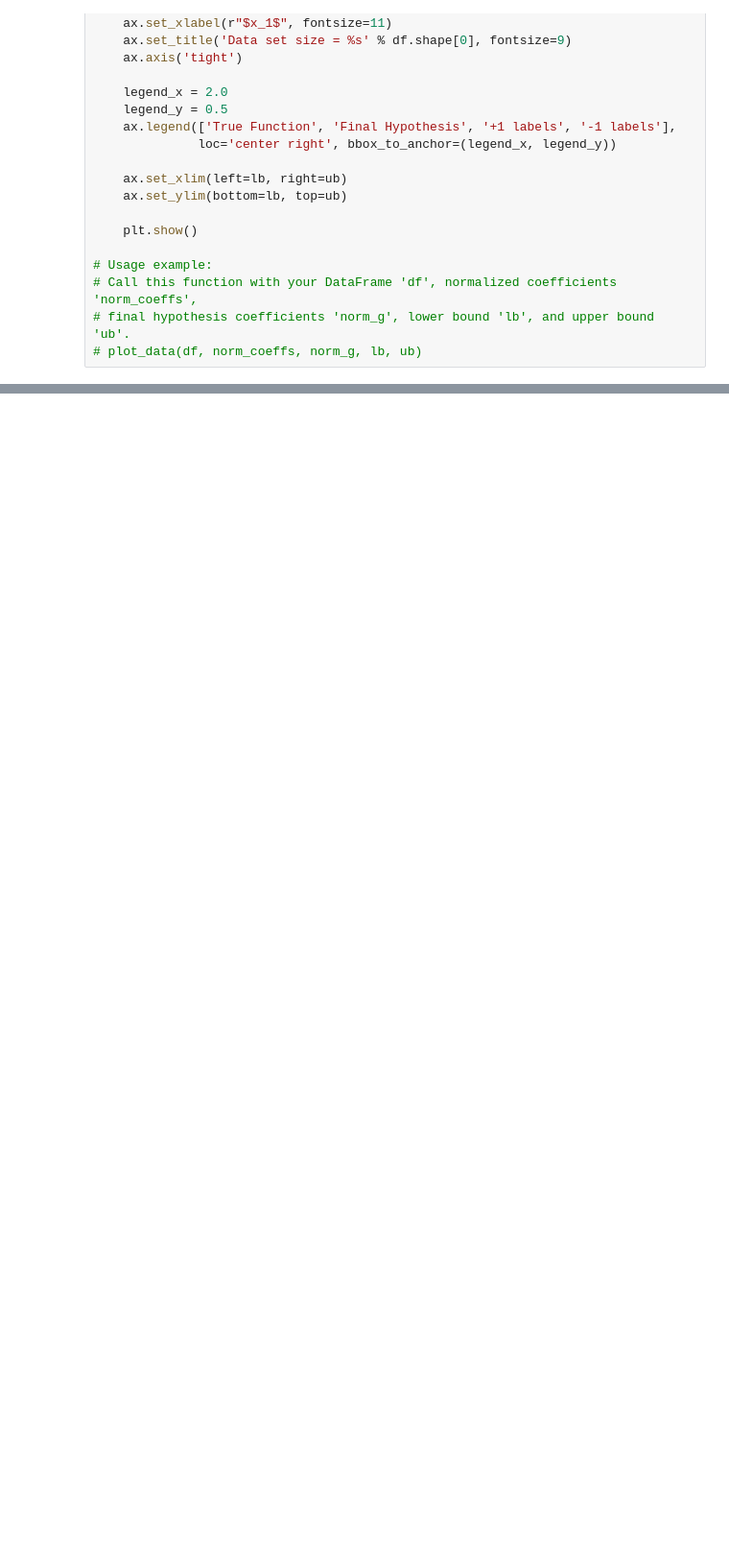
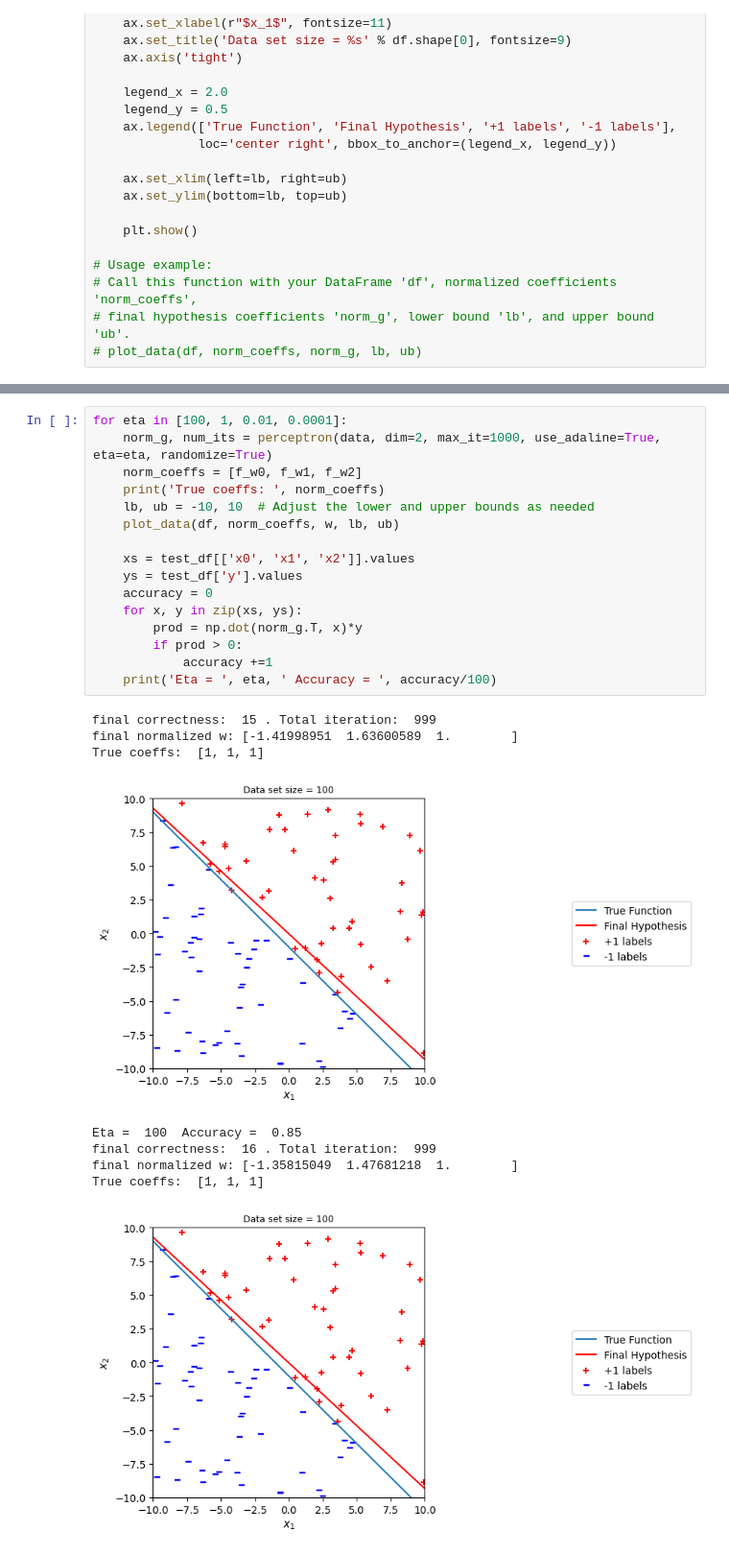
Before and after one commit to nsk20/CMPE257-Fall23-ShyamKumar-Nalluri, a Jupyter notebook: Task_3.ipynb, the cells around one changed output, grey strips where cells are left out. Shown at 96% size. Cells and saved outputs as stored; diff of their text form; blank space fills up the shorter version.

```diff
--- a/Task_3.ipynb
+++ b/Task_3.ipynb
@@ -181,0 +182,26 @@ final normalized w: [0.14265005 1.161138   1.        ]
+# %%
+for eta in [100, 1, 0.01, 0.0001]:
+    norm_g, num_its = perceptron(data, dim=2, max_it=1000, use_adaline=True, eta=eta, randomize=True)
+    norm_coeffs = [f_w0, f_w1, f_w2]
+    print('True coeffs: ', norm_coeffs)
+    lb, ub = -10, 10  # Adjust the lower and upper bounds as needed
+    plot_data(df, norm_coeffs, w, lb, ub)
+
+    xs = test_df[['x0', 'x1', 'x2']].values
+    ys = test_df['y'].values
+    accuracy = 0
+    for x, y in zip(xs, ys):
+        prod = np.dot(norm_g.T, x)*y
+        if prod > 0:
+            accuracy +=1
+    print('Eta = ', eta, ' Accuracy = ', accuracy/100)
+# %% [output]
+final correctness:  15 . Total iteration:  999
+final normalized w: [-1.41998951  1.63600589  1.        ]
+True coeffs:  [1, 1, 1]
+[figure, added]
+Eta =  100  Accuracy =  0.85
+final correctness:  16 . Total iteration:  999
+final normalized w: [-1.35815049  1.47681218  1.        ]
+True coeffs:  [1, 1, 1]
+[figure, added]
```
Also changed, not shown: parts of 3 cells of this notebook.
